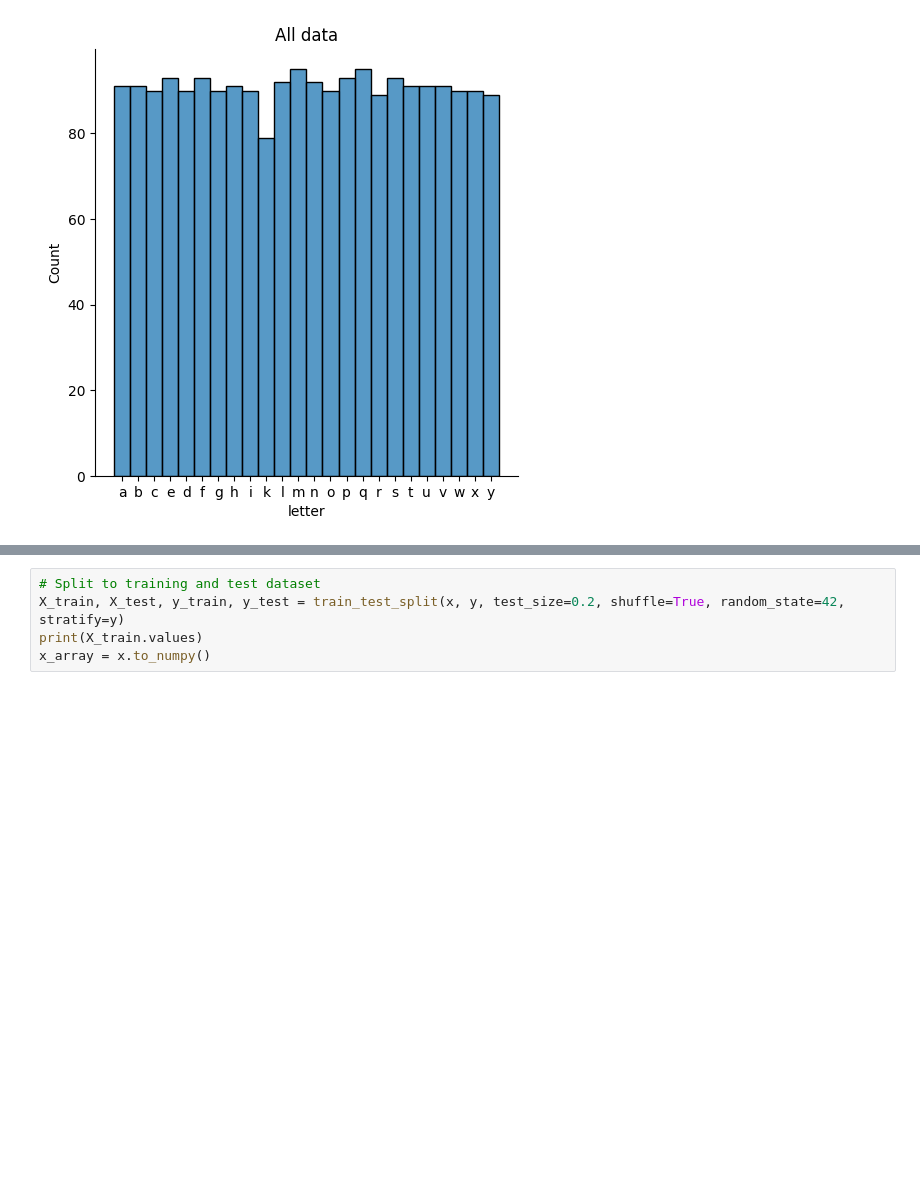
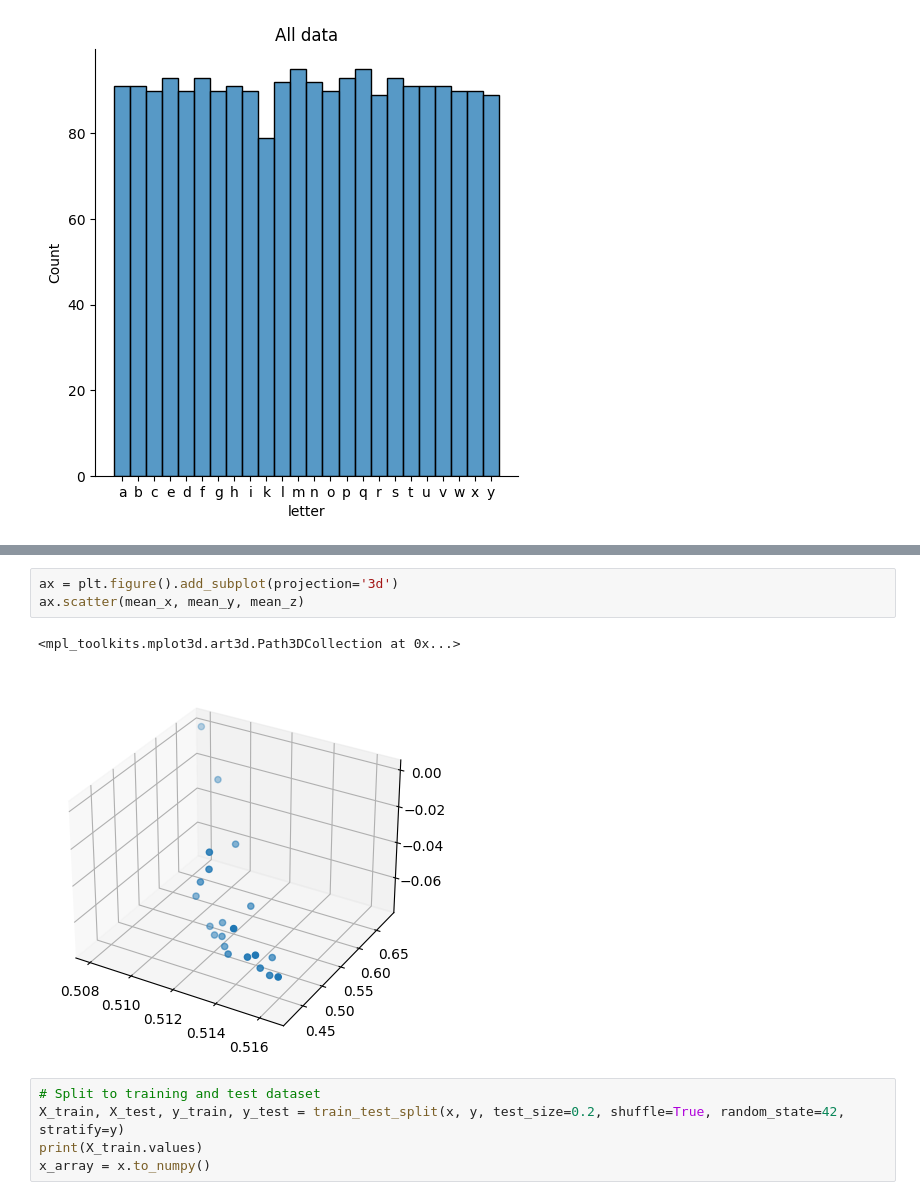
Before and after one commit to SzymKwiatkowski/HandSignsRecognition, a Jupyter notebook: lookup_data.ipynb, the cells around one changed output, grey strips where cells are left out. Saved outputs shown, nothing was run; the diff lists cells and outputs as text; blank space fills up the shorter version.

```diff
--- a/lookup_data.ipynb
+++ b/lookup_data.ipynb
@@ -139,3 +206,9 @@ Text(0.5, 1.0, 'All data')
+# %%
+ax = plt.figure().add_subplot(projection='3d')
+ax.scatter(mean_x, mean_y, mean_z)
+# %% [output]
+<mpl_toolkits.mplot3d.art3d.Path3DCollection at 0x...>
+[figure, added]
 # %%
 # Split to training and test dataset
 X_train, X_test, y_train, y_test = train_test_split(x, y, test_size=0.2, shuffle=True, random_state=42, stratify=y)
```
Also changed, not shown: parts of 5 cells of this notebook, 13 other files.
